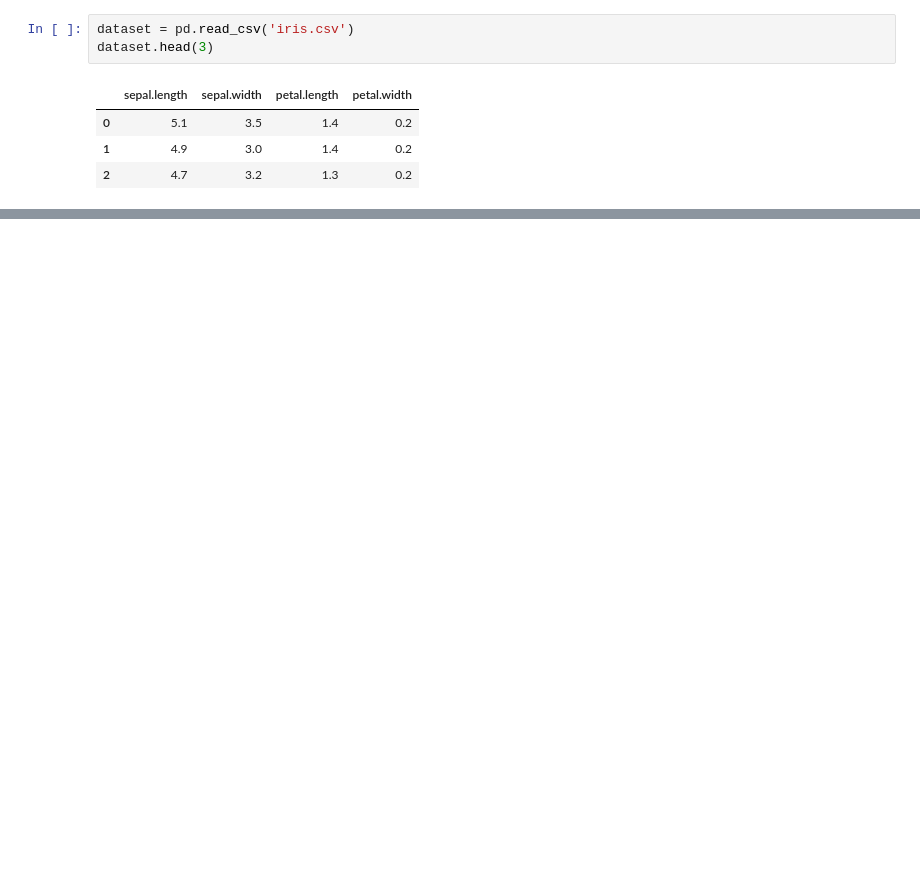
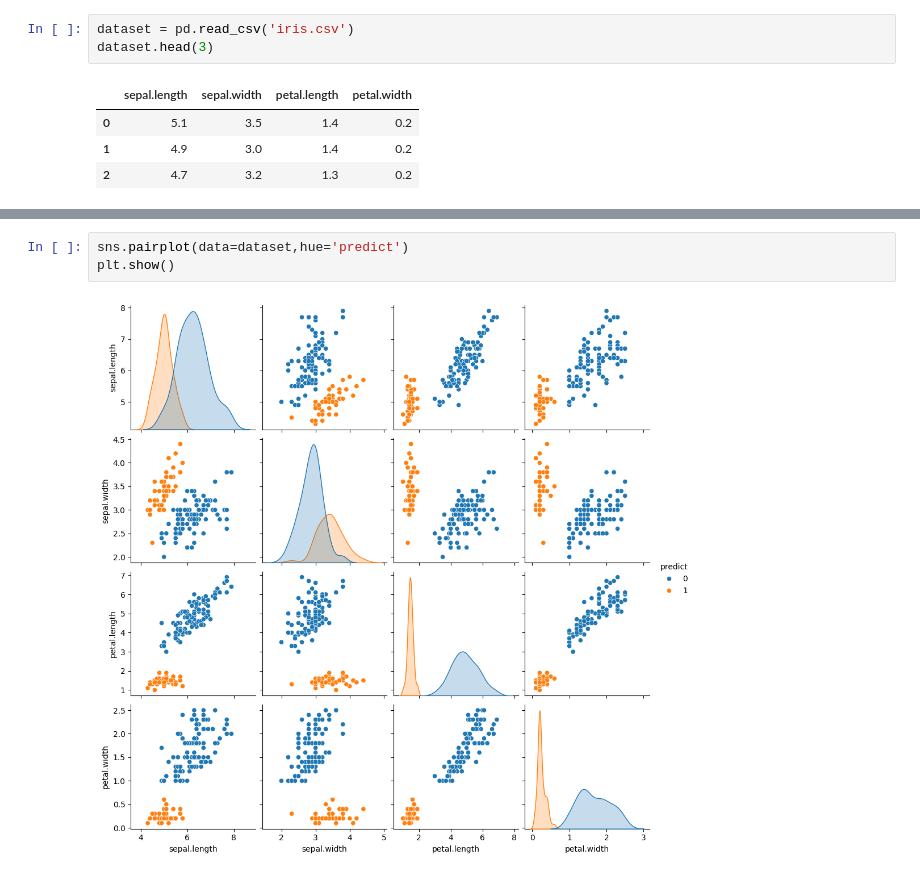
Before and after one commit to Its-Vikas-xd/Machine-Learning, a Jupyter notebook: Unsupervised Machine learning/Clustering/Hierarchical Clustering/Agglomerative Hiearchical.ipynb, the cells around one changed output, grey strips where cells are left out. Drawn from its saved outputs; the diff is of its cells as text; blank space fills up the shorter version.

```diff
--- a/Unsupervised Machine learning/Clustering/Hierarchical Clustering/Agglomerative Hiearchical.ipynb
+++ b/Unsupervised Machine learning/Clustering/Hierarchical Clustering/Agglomerative Hiearchical.ipynb
@@ -17,0 +38,5 @@ plt.show()
+# %%
+sns.pairplot(data=dataset,hue='predict')
+plt.show()
+# %% [output]
+[figure, added]
```
Also changed, not shown: parts of 6 cells of this notebook, 1 other file.
